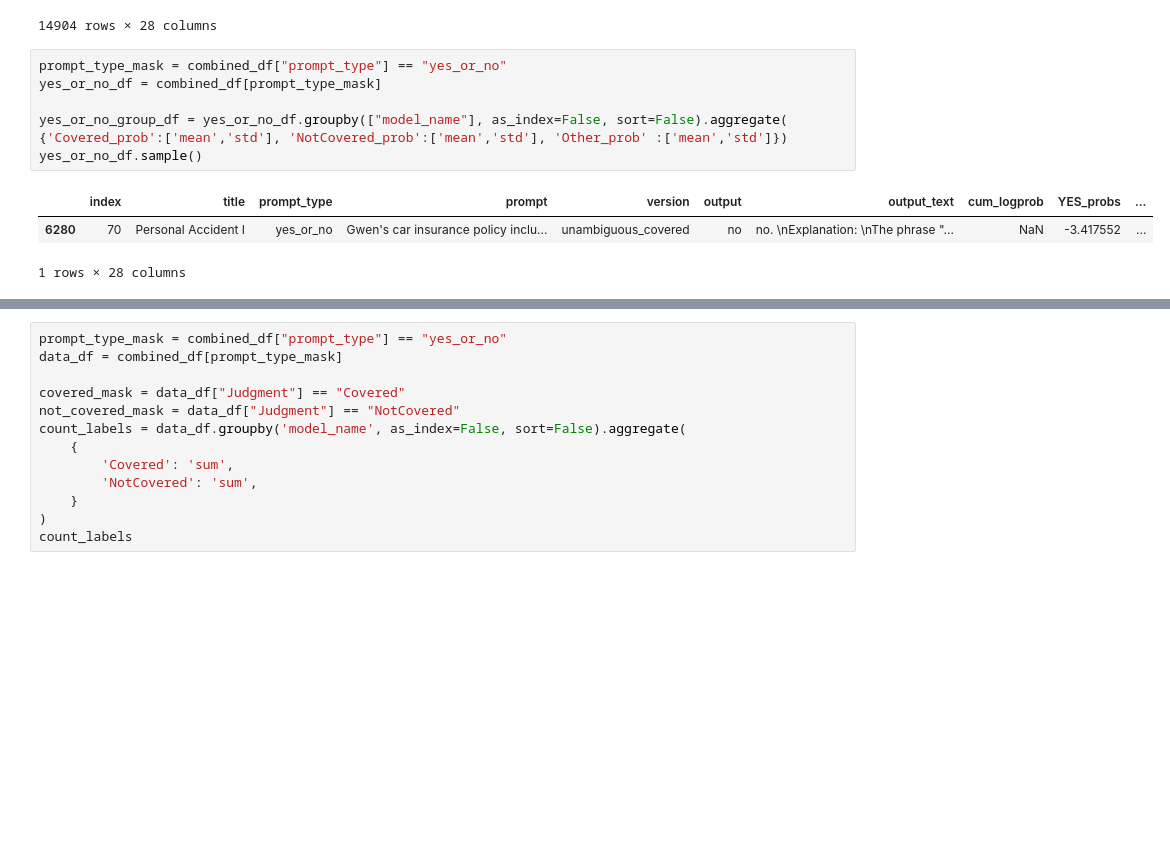
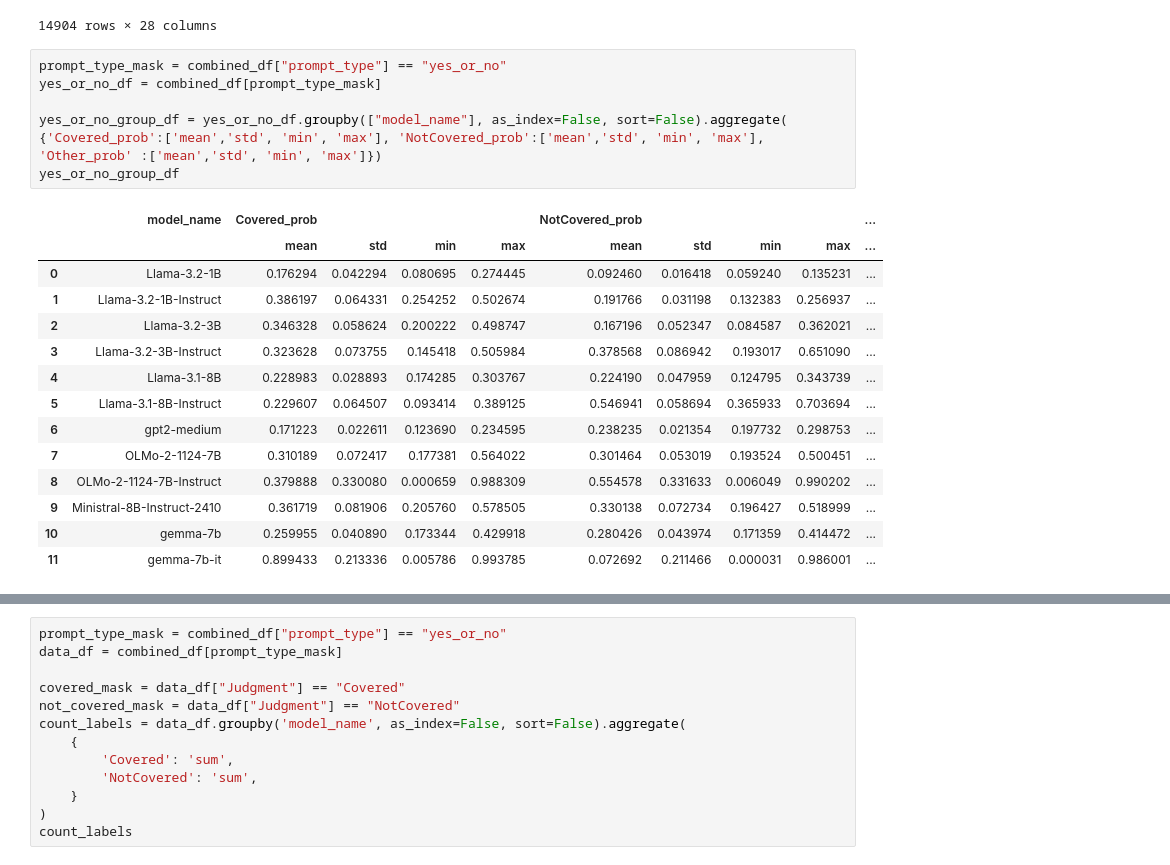
Before and after one commit to bwaldon/llms-legal-interp, a Jupyter notebook: StoppedClock.ipynb, the cells around one changed output, grey strips where cells are left out. Cells and saved outputs as stored; diff of their text form; blank space fills up the shorter version.

Commit message:
WIP: Drafting outline with Single prompt_type analysis

```diff
--- a/StoppedClock.ipynb
+++ b/StoppedClock.ipynb
@@ -69,13 +84,24 @@ combined_df
 # %%
 prompt_type_mask = combined_df["prompt_type"] == "yes_or_no"
 yes_or_no_df = combined_df[prompt_type_mask]
 
-yes_or_no_group_df = yes_or_no_df.groupby(["model_name"], as_index=False, sort=False).aggregate( {'Covered_prob':['mean','std'], 'NotCovered_prob':['mean','std'], 'Other_prob' :['mean','std']})
-yes_or_no_df.sample()
+yes_or_no_group_df = yes_or_no_df.groupby(["model_name"], as_index=False, sort=False).aggregate( {'Covered_prob':['mean','std', 'min', 'max'], 'NotCovered_prob':['mean','std', 'min', 'max'], 'Other_prob' :['mean','std', 'min', 'max']})
+yes_or_no_group_df
 # %% [output]
-|  | index | title | prompt_type | prompt | version | output | output_text | cum_logprob | YES_probs | ... |
-| 6280 | 70 | Personal Accident I | yes_or_no | Gwen's car insurance policy inclu... | unambiguous_covered | no | no. \nExplanation: \nThe phrase "... | NaN | -3.417552 | ... |
+|  | model_name | Covered_prob |  |  |  | NotCovered_prob |  |  |  | ... |
+|  |  | mean | std | min | max | mean | std | min | max | ... |
+| 0 | Llama-3.2-1B | 0.176294 | 0.042294 | 0.080695 | 0.274445 | 0.092460 | 0.016418 | 0.059240 | 0.135231 | ... |
+| 1 | Llama-3.2-1B-Instruct | 0.386197 | 0.064331 | 0.254252 | 0.502674 | 0.191766 | 0.031198 | 0.132383 | 0.256937 | ... |
+| 2 | Llama-3.2-3B | 0.346328 | 0.058624 | 0.200222 | 0.498747 | 0.167196 | 0.052347 | 0.084587 | 0.362021 | ... |
+| 3 | Llama-3.2-3B-Instruct | 0.323628 | 0.073755 | 0.145418 | 0.505984 | 0.378568 | 0.086942 | 0.193017 | 0.651090 | ... |
+| 4 | Llama-3.1-8B | 0.228983 | 0.028893 | 0.174285 | 0.303767 | 0.224190 | 0.047959 | 0.124795 | 0.343739 | ... |
+| 5 | Llama-3.1-8B-Instruct | 0.229607 | 0.064507 | 0.093414 | 0.389125 | 0.546941 | 0.058694 | 0.365933 | 0.703694 | ... |
+| 6 | gpt2-medium | 0.171223 | 0.022611 | 0.123690 | 0.234595 | 0.238235 | 0.021354 | 0.197732 | 0.298753 | ... |
+| 7 | OLMo-2-1124-7B | 0.310189 | 0.072417 | 0.177381 | 0.564022 | 0.301464 | 0.053019 | 0.193524 | 0.500451 | ... |
+| 8 | OLMo-2-1124-7B-Instruct | 0.379888 | 0.330080 | 0.000659 | 0.988309 | 0.554578 | 0.331633 | 0.006049 | 0.990202 | ... |
+| 9 | Ministral-8B-Instruct-2410 | 0.361719 | 0.081906 | 0.205760 | 0.578505 | 0.330138 | 0.072734 | 0.196427 | 0.518999 | ... |
+| 10 | gemma-7b | 0.259955 | 0.040890 | 0.173344 | 0.429918 | 0.280426 | 0.043974 | 0.171359 | 0.414472 | ... |
+| 11 | gemma-7b-it | 0.899433 | 0.213336 | 0.005786 | 0.993785 | 0.072692 | 0.211466 | 0.000031 | 0.986001 | ... |
-1 rows × 28 columns
 # %%
 # Melt yes_or_no for the three supported variables
 fig, ax = plt.subplots(figsize=(9,6), layout='constrained')
```
Also changed, not shown: parts of 42 cells of this notebook, 1 other file.
